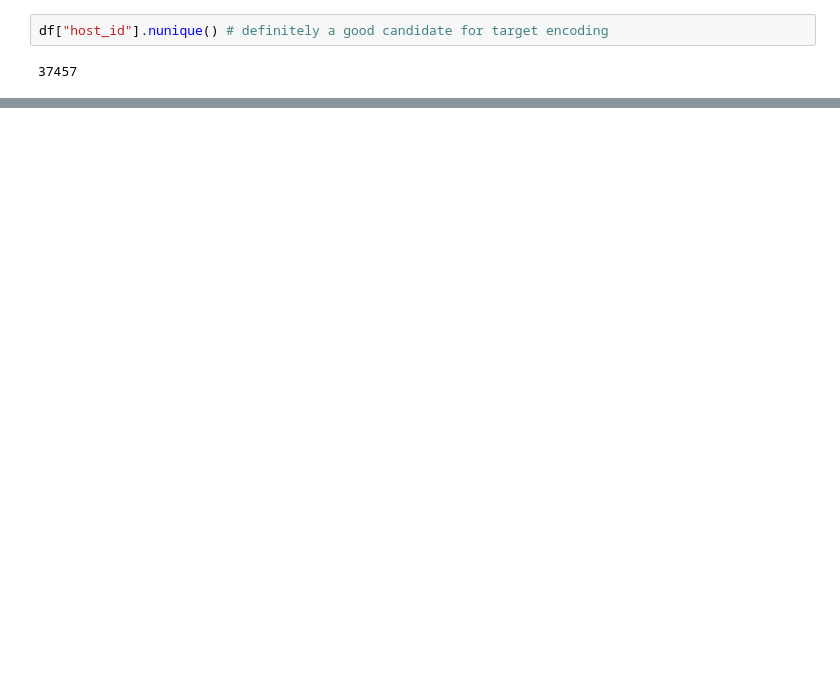
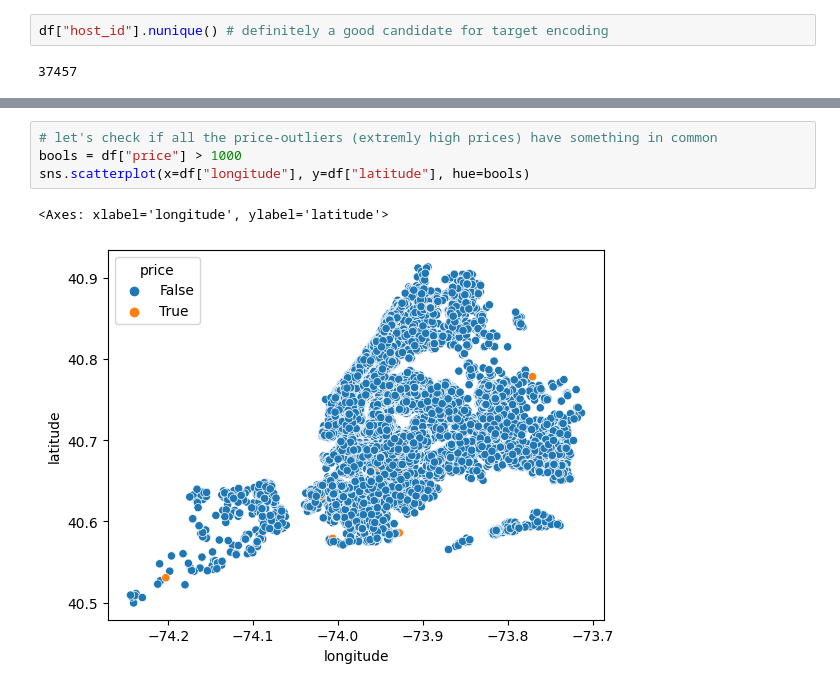
Before and after one commit to IlyasTcr/new-york-airbnb, a Jupyter notebook: main.ipynb, the cells around one changed output, grey strips where cells are left out. Saved outputs shown, nothing was run; the diff lists cells and outputs as text; blank space fills up the shorter version.

```diff
--- a/main.ipynb
+++ b/main.ipynb
@@ -161,0 +164,7 @@ df[["name"]].iloc[550:600]
+# %%
+# let's check if all the price-outliers (extremly high prices) have something in common
+bools = df["price"] > 1000
+sns.scatterplot(x=df["longitude"], y=df["latitude"], hue=bools)
+# %% [output]
+<Axes: xlabel='longitude', ylabel='latitude'>
+[figure, added]
```
Also changed, not shown: parts of 19 cells of this notebook.
